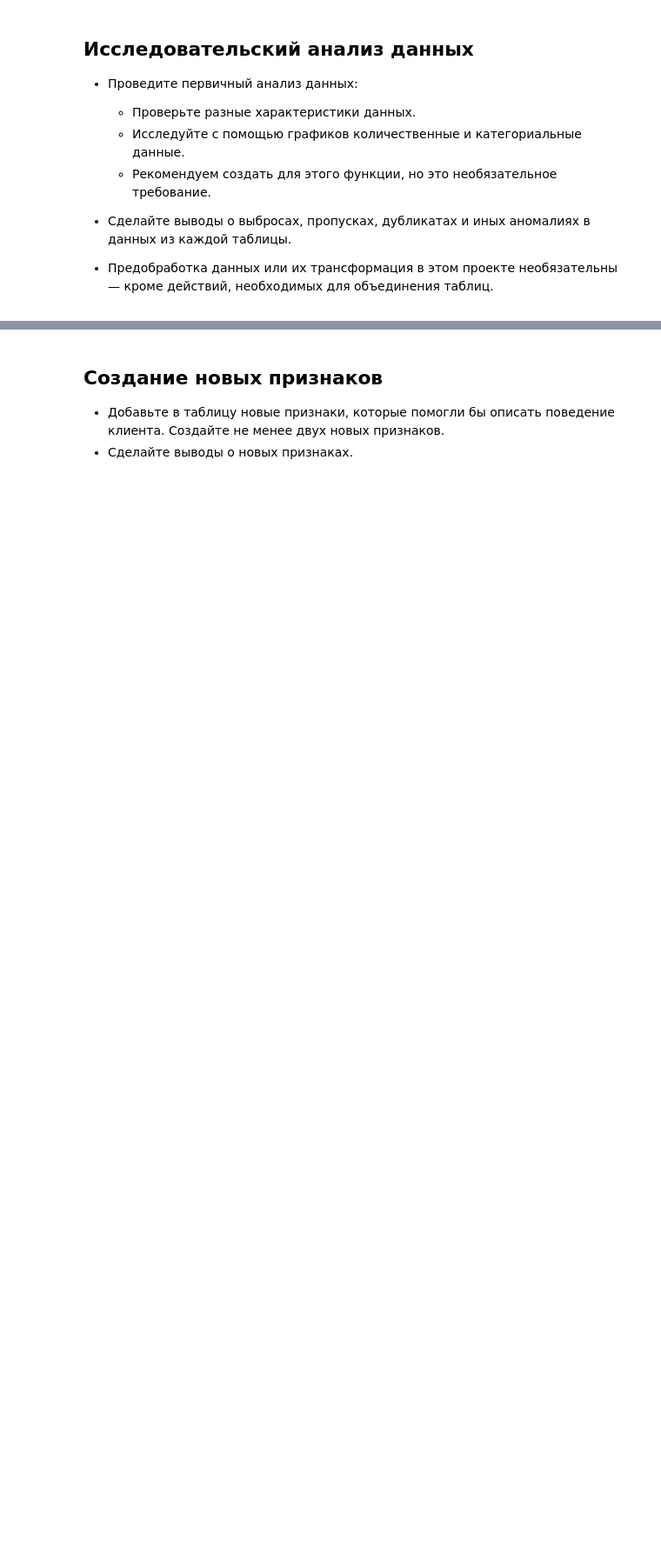
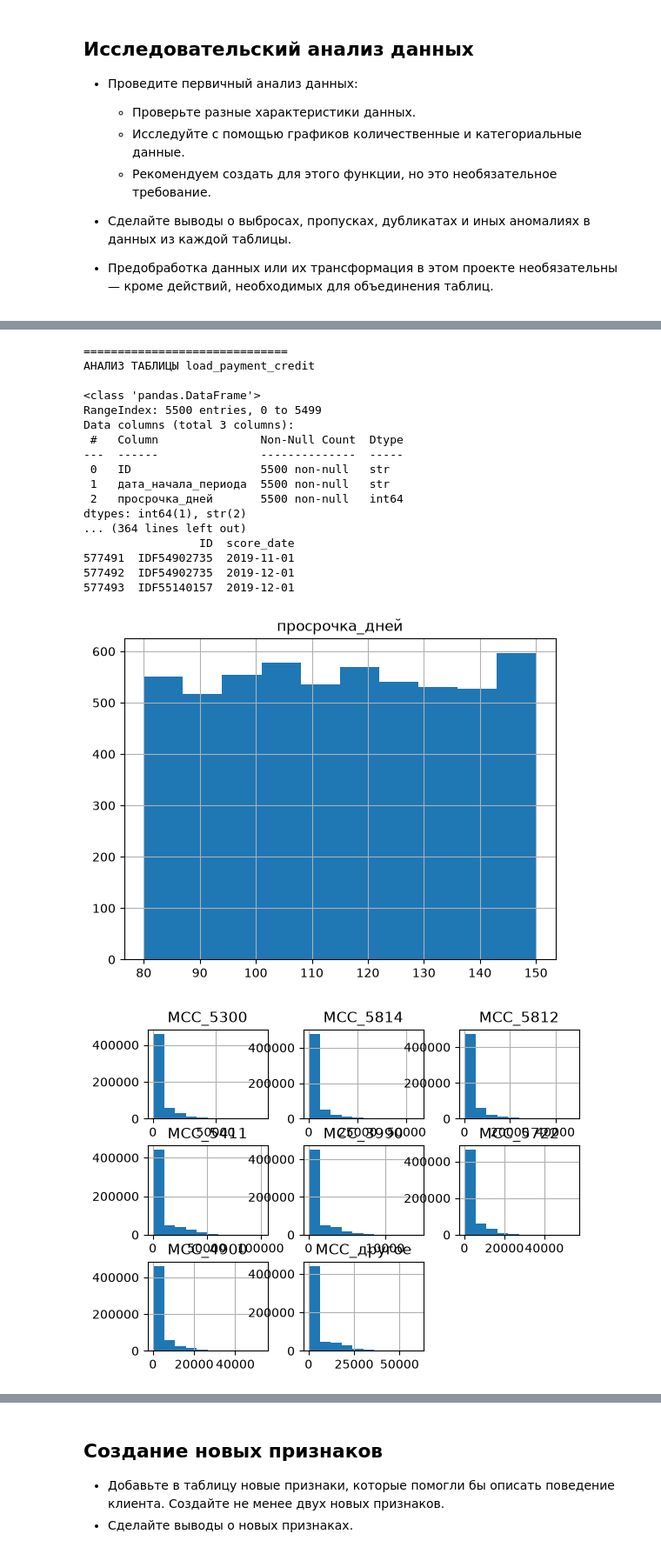
Before and after one commit to BeHappyBee/ds-learning-project, a Jupyter notebook: 6e251653-886a-4cda-af2d-6475fa820d7a.ipynb, the cells around one changed output, grey strips where cells are left out. Shown at 87% size. Cells and saved outputs as stored; diff of their text form; code cells hidden in the pictures; blank space fills up the shorter version.

Commit message:
ознакомился с данными, привел столбцы к типу Date

```diff
--- a/6e251653-886a-4cda-af2d-6475fa820d7a.ipynb
+++ b/6e251653-886a-4cda-af2d-6475fa820d7a.ipynb
@@ -30,6 +50,15 @@
   * `'/datasets/ds_15_macro_data.csv'`;
   * `'/datasets/ds_15_cohort_grid.csv'`.
 * Посмотрите на содержимое таблиц. Сделайте первые выводы о них.
+# %%
+load_payment_credit = pd.read_csv('datasets\ds_15_loan_payment_credit.csv')
+transactions = pd.read_csv('datasets/ds_15_transactions.csv')
+client_description = pd.read_csv('datasets/ds_15_client_description.csv')
+credit_description = pd.read_csv('datasets/ds_15_credit_description.csv')
+mortgage_presence = pd.read_csv('datasets/ds_15_mortgage_presence.csv')
+credit_rating = pd.read_csv('datasets/ds_15_credit_rating.csv')
+macro_data = pd.read_csv('datasets/ds_15_macro_data.csv')
+cohort_grid = pd.read_csv('datasets/ds_15_cohort_grid.csv')
 # %% [markdown]
 ## Исследовательский анализ данных
 
@@ -43,0 +75,54 @@
+# %%
+def start_analyze(df):
+
+    df.info()
+    print('--'*30)
+    print(df.describe(include='all'))
+    print('--'*30)
+    print(f'Дубликатов всего: {df.duplicated().sum()}')
+    print(f'Пропусков всего: {df.isna().sum().sum()}')
+    print('--'*30)
+    print(df.head(3))
+    print('--'*30)
+    print(df.tail(3))
+    num_col = df.select_dtypes(include='number').columns
+    if name != 'cohort_grid':
+        df[num_col].hist()
+# %%
+tables = {
+    'load_payment_credit':  load_payment_credit,
+    'transactions':         transactions,
+    'client_description':   client_description,
+    'credit_description':   credit_description,
+    'mortgage_presence':    mortgage_presence,
+    'credit_rating':        credit_rating,
+    'macro_data':           macro_data,
+    'cohort_grid':          cohort_grid,
+}
+# %%
+for name, df in tables.items():
+    print('='*30)
+    print(f'АНАЛИЗ ТАБЛИЦЫ {name}')
+    print()
+    start_analyze(df)
+    print()
+# %% [output]
+==============================
+АНАЛИЗ ТАБЛИЦЫ load_payment_credit
+
+<class 'pandas.DataFrame'>
+RangeIndex: 5500 entries, 0 to 5499
+Data columns (total 3 columns):
+ #   Column               Non-Null Count  Dtype
+---  ------               --------------  -----
+ 0   ID                   5500 non-null   str
+ 1   дата_начала_периода  5500 non-null   str
+ 2   просрочка_дней       5500 non-null   int64
+dtypes: int64(1), str(2)
+... (364 lines left out)
+                 ID  score_date
+577491  IDF54902735  2019-11-01
+577492  IDF54902735  2019-12-01
+577493  IDF55140157  2019-12-01
+[figure, added]
+[figure, added]
```
Also changed, not shown: parts of 8 cells of this notebook.
